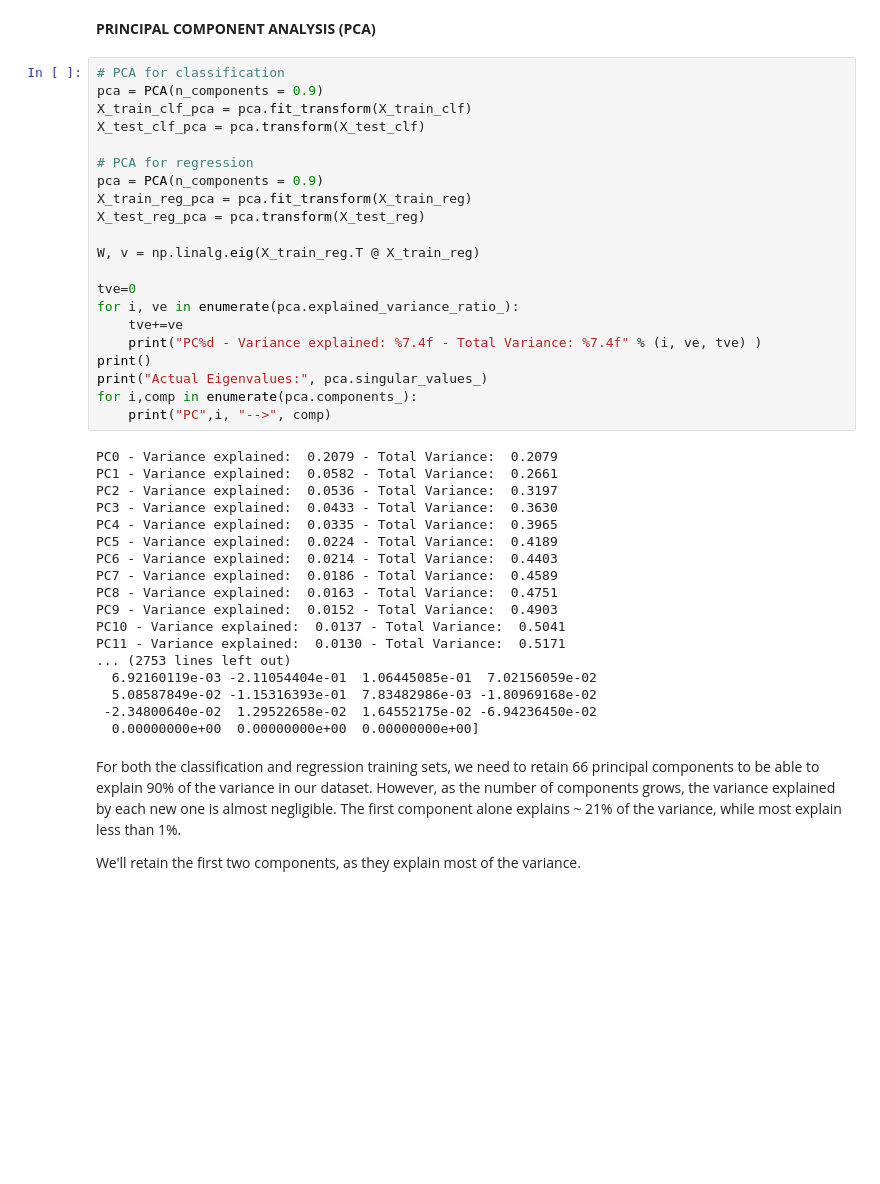
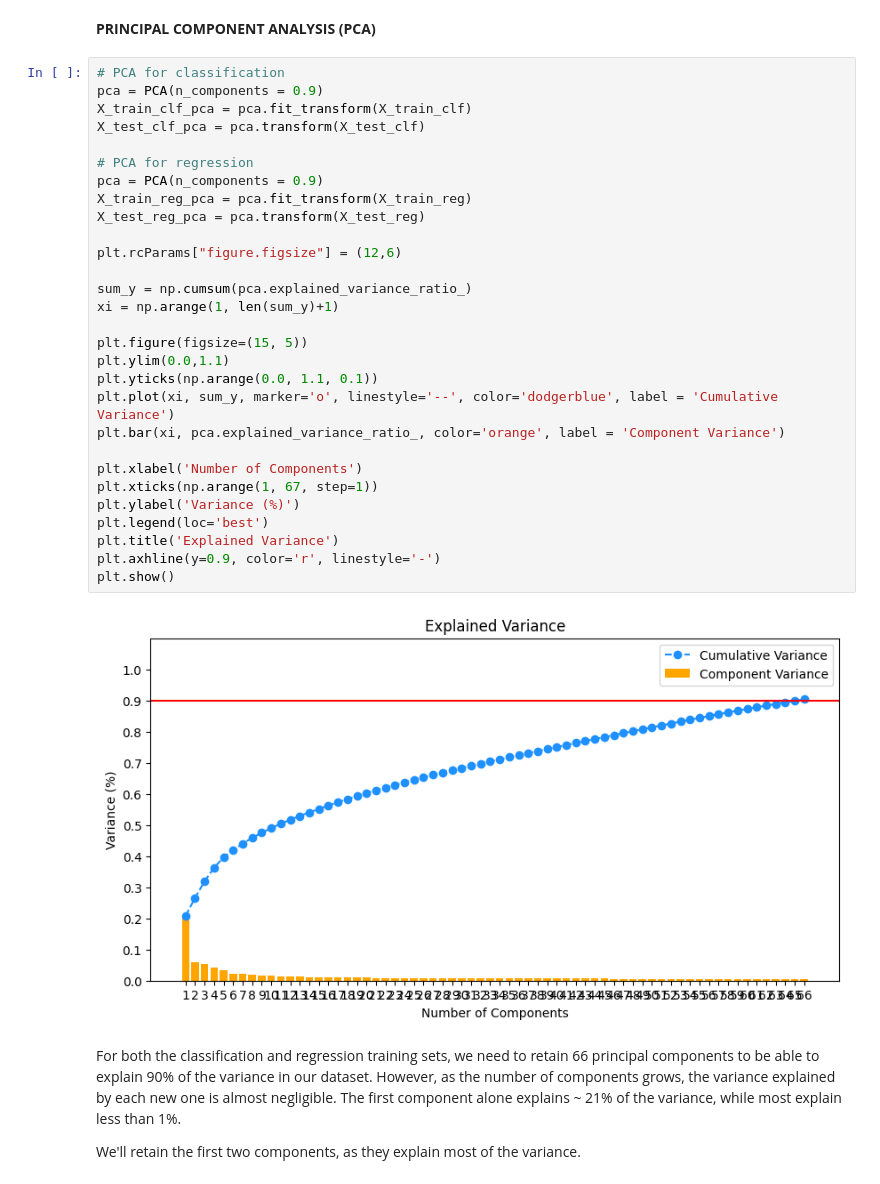
Before and after one commit to AntunesCSR/DM_Group_Project, a Jupyter notebook: HA_Catia.ipynb, the cells around one changed output. Cells and saved outputs as stored; diff of their text form; blank space fills up the shorter version.

```diff
--- a/HA_Catia.ipynb
+++ b/HA_Catia.ipynb
@@ -102,45 +102,37 @@ X_test_reg = std_scaler.transform(X_test_reg)
 X_test_reg = pd.DataFrame(X_test_reg, columns = X.columns)
 # %% [markdown]
 **PRINCIPAL COMPONENT ANALYSIS (PCA)**
-# %%
-# PCA for classification
-pca = PCA(n_components = 0.9)
-X_train_clf_pca = pca.fit_transform(X_train_clf)
-X_test_clf_pca = pca.transform(X_test_clf)
-
-# PCA for regression
-pca = PCA(n_components = 0.9)
-X_train_reg_pca = pca.fit_transform(X_train_reg)
-X_test_reg_pca = pca.transform(X_test_reg)
-
-W, v = np.linalg.eig(X_train_reg.T @ X_train_reg)
-
-tve=0
-for i, ve in enumerate(pca.explained_variance_ratio_):
-    tve+=ve
-    print("PC%d - Variance explained: %7.4f - Total Variance: %7.4f" % (i, ve, tve) )
-print()
-print("Actual Eigenvalues:", pca.singular_values_)
-for i,comp in enumerate(pca.components_):
-    print("PC",i, "-->", comp)
-# %% [output]
-PC0 - Variance explained:  0.2079 - Total Variance:  0.2079
-PC1 - Variance explained:  0.0582 - Total Variance:  0.2661
-PC2 - Variance explained:  0.0536 - Total Variance:  0.3197
-PC3 - Variance explained:  0.0433 - Total Variance:  0.3630
-PC4 - Variance explained:  0.0335 - Total Variance:  0.3965
-PC5 - Variance explained:  0.0224 - Total Variance:  0.4189
-PC6 - Variance explained:  0.0214 - Total Variance:  0.4403
-PC7 - Variance explained:  0.0186 - Total Variance:  0.4589
-PC8 - Variance explained:  0.0163 - Total Variance:  0.4751
-PC9 - Variance explained:  0.0152 - Total Variance:  0.4903
-PC10 - Variance explained:  0.0137 - Total Variance:  0.5041
-PC11 - Variance explained:  0.0130 - Total Variance:  0.5171
-... (2753 lines left out)
-  6.92160119e-03 -2.11054404e-01  1.06445085e-01  7.02156059e-02
-  5.08587849e-02 -1.15316393e-01  7.83482986e-03 -1.80969168e-02
- -2.34800640e-02  1.29522658e-02  1.64552175e-02 -6.94236450e-02
-  0.00000000e+00  0.00000000e+00  0.00000000e+00]
+# %%
+# PCA for classification
+pca = PCA(n_components = 0.9)
+X_train_clf_pca = pca.fit_transform(X_train_clf)
+X_test_clf_pca = pca.transform(X_test_clf)
+
+# PCA for regression
+pca = PCA(n_components = 0.9)
+X_train_reg_pca = pca.fit_transform(X_train_reg)
+X_test_reg_pca = pca.transform(X_test_reg)
+
+plt.rcParams["figure.figsize"] = (12,6)
+
+sum_y = np.cumsum(pca.explained_variance_ratio_)
+xi = np.arange(1, len(sum_y)+1)
+
+plt.figure(figsize=(15, 5))
+plt.ylim(0.0,1.1)
+plt.yticks(np.arange(0.0, 1.1, 0.1))
+plt.plot(xi, sum_y, marker='o', linestyle='--', color='dodgerblue', label = 'Cumulative Variance')
+plt.bar(xi, pca.explained_variance_ratio_, color='orange', label = 'Component Variance')
+
+plt.xlabel('Number of Components')
+plt.xticks(np.arange(1, 67, step=1))
+plt.ylabel('Variance (%)')
+plt.legend(loc='best')
+plt.title('Explained Variance')
+plt.axhline(y=0.9, color='r', linestyle='-')
+plt.show()
+# %% [output]
+[figure, added]
 # %% [markdown]
 For both the classification and regression training sets, we need to retain 66 principal components to be able to explain 90% of the variance in our dataset. However, as the number of components grows, the variance explained by each new one is almost negligible. The first component alone explains ~ 21% of the variance, while most explain less than 1%.
 
```
Also changed, not shown: parts of 6 cells of this notebook.
